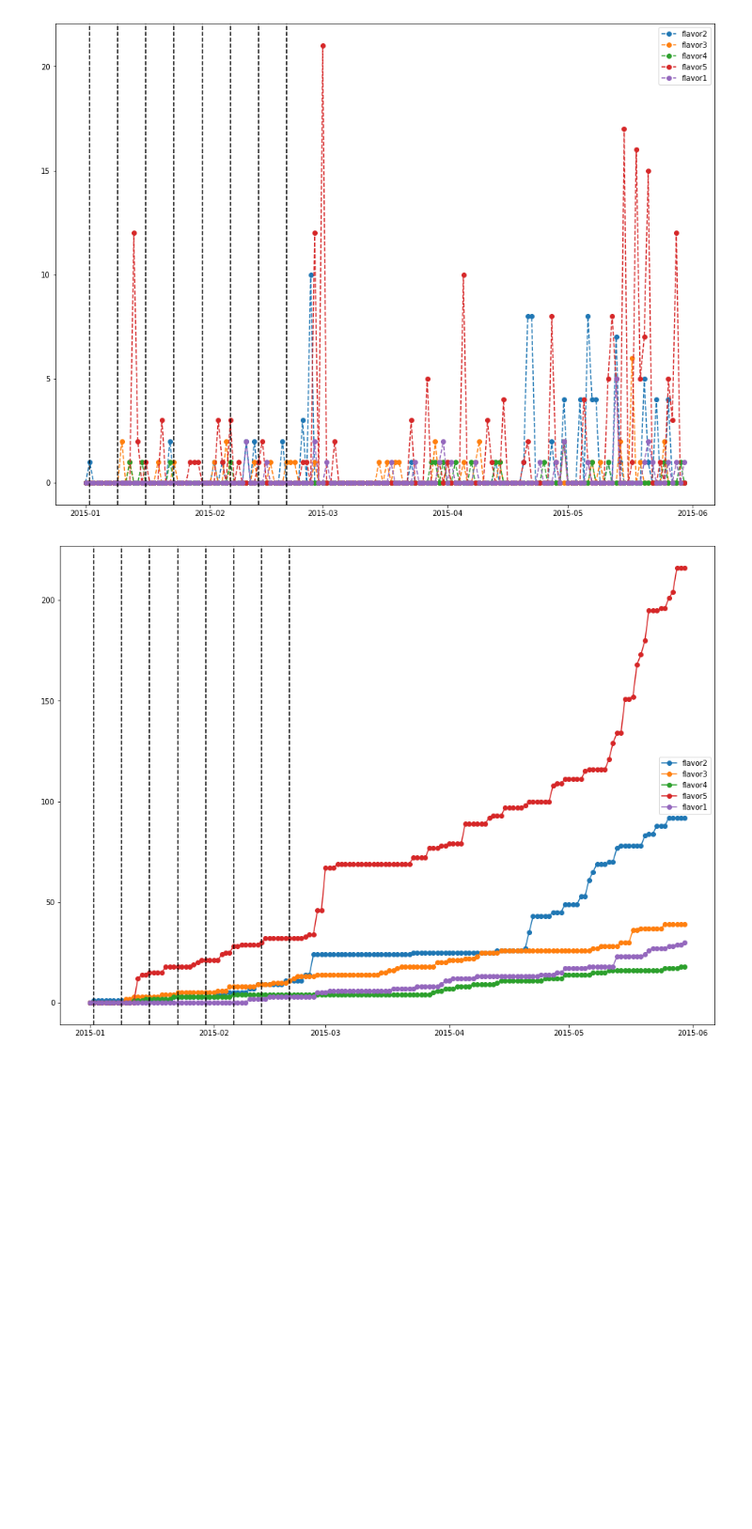
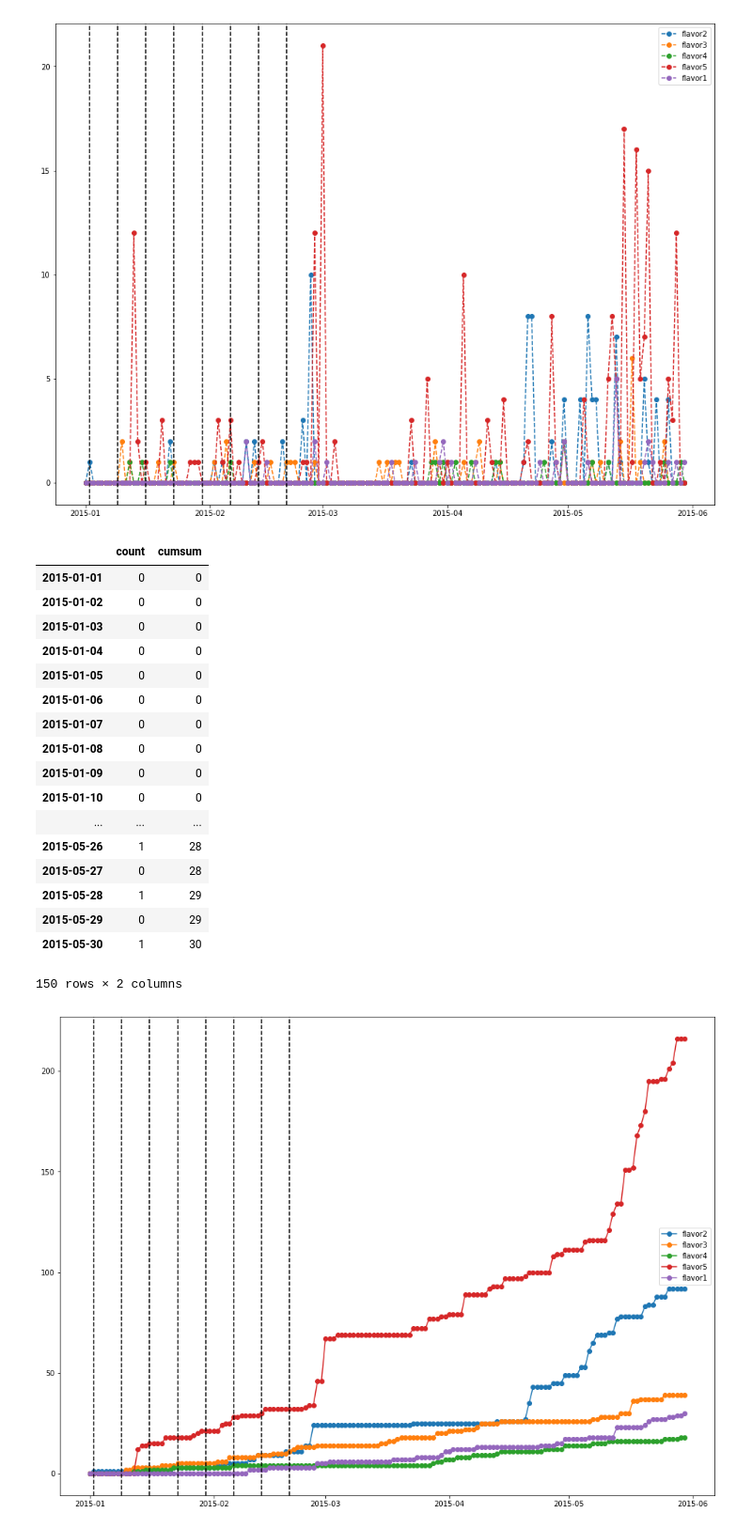
Before and after one commit to netcan/2018-HUAWEI-Codecraft, a Jupyter notebook: auxiliary/flavor_analysis.ipynb, the cells around one changed output. Shown at 94% size. Drawn from its saved outputs; the diff is of its cells as text; code cells hidden in the pictures; blank space fills up the shorter version.

```diff
--- a/auxiliary/flavor_analysis.ipynb
+++ b/auxiliary/flavor_analysis.ipynb
@@ -167,6 +167,27 @@ cmb_flavors_complete = get_flavors_complete(cmb_df)
 plot_per_vm_count(cmb_flavors_complete)
 # %% [output]
 [figure]
+# %%
+cmb_flavors_complete['flavor1']
+# %% [output]
+|  | count | cumsum |
+| 2015-01-01 | 0 | 0 |
+| 2015-01-02 | 0 | 0 |
+| 2015-01-03 | 0 | 0 |
+| 2015-01-04 | 0 | 0 |
+| 2015-01-05 | 0 | 0 |
+| 2015-01-06 | 0 | 0 |
+| 2015-01-07 | 0 | 0 |
+| 2015-01-08 | 0 | 0 |
+| 2015-01-09 | 0 | 0 |
+| 2015-01-10 | 0 | 0 |
+| ... | ... | ... |
+| 2015-05-26 | 1 | 28 |
+| 2015-05-27 | 0 | 28 |
+| 2015-05-28 | 1 | 29 |
+| 2015-05-29 | 0 | 29 |
+| 2015-05-30 | 1 | 30 |
+150 rows × 2 columns
 # %%
 plot_per_vm_cumsum(cmb_flavors_complete)
 # %% [output]
```
Also changed, not shown: 6 other files.
